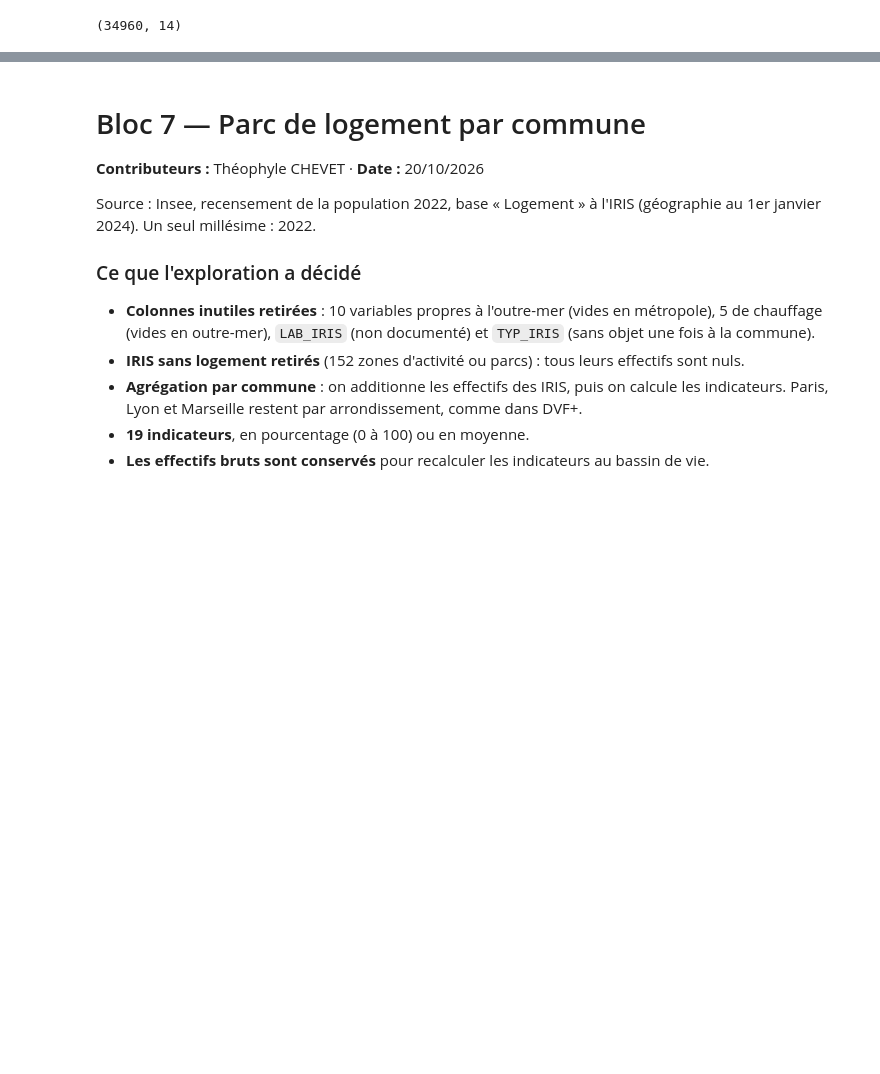
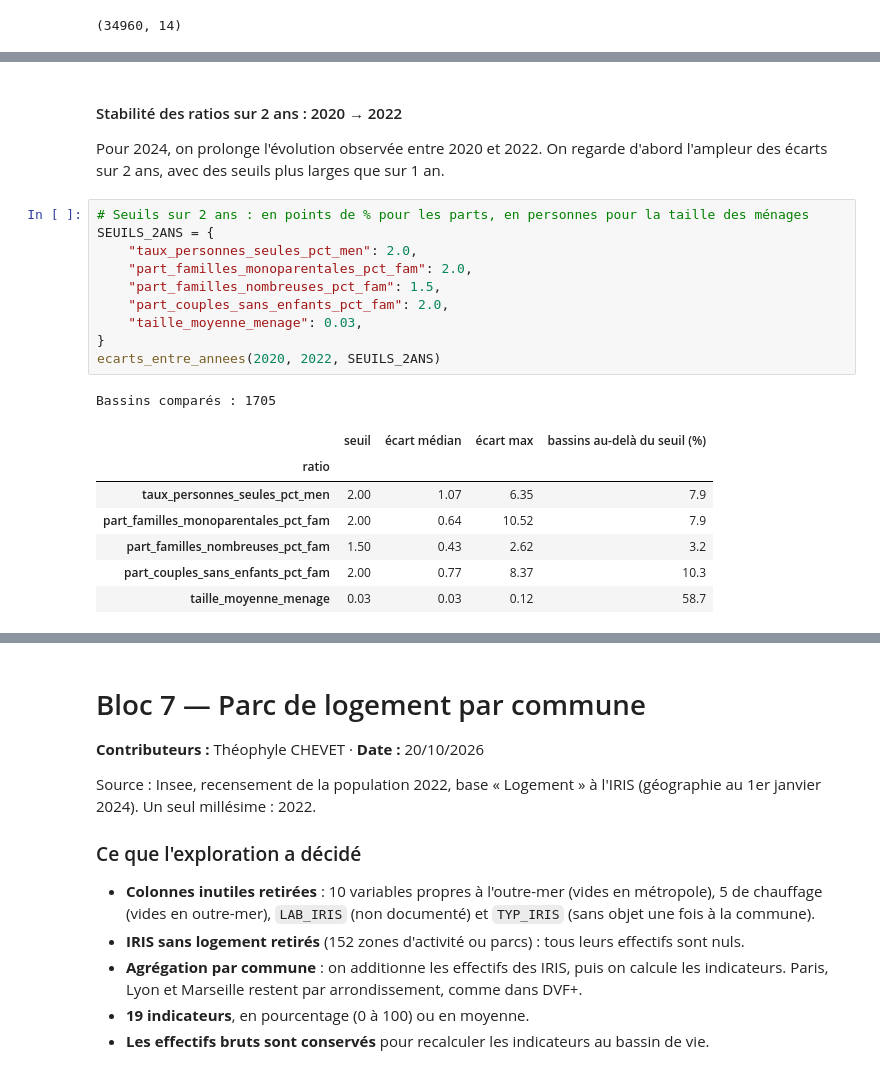
Before and after one commit to cecile-learns/projet_compagnon, a Jupyter notebook: 01_preparation/preparation.ipynb, the cells around one changed output, grey strips where cells are left out. Drawn from its saved outputs; the diff is of its cells as text; blank space fills up the shorter version.

```diff
--- a/01_preparation/preparation.ipynb
+++ b/01_preparation/preparation.ipynb
@@ -1338,0 +1213,23 @@ print(f"Export réussi -> {fichier_final}")
+# %% [markdown]
+#### Stabilité des ratios sur 2 ans : 2020 → 2022
+
+Pour 2024, on prolonge l'évolution observée entre 2020 et 2022. On regarde d'abord l'ampleur des écarts sur 2 ans, avec des seuils plus larges que sur 1 an.
+# %%
+# Seuils sur 2 ans : en points de % pour les parts, en personnes pour la taille des ménages
+SEUILS_2ANS = {
+    "taux_personnes_seules_pct_men": 2.0,
+    "part_familles_monoparentales_pct_fam": 2.0,
+    "part_familles_nombreuses_pct_fam": 1.5,
+    "part_couples_sans_enfants_pct_fam": 2.0,
+    "taille_moyenne_menage": 0.03,
+}
+ecarts_entre_annees(2020, 2022, SEUILS_2ANS)
+# %% [output]
+Bassins comparés : 1705
+|  | seuil | écart médian | écart max | bassins au-delà du seuil (%) |
+| ratio |  |  |  |  |
+| taux_personnes_seules_pct_men | 2.00 | 1.07 | 6.35 | 7.9 |
+| part_familles_monoparentales_pct_fam | 2.00 | 0.64 | 10.52 | 7.9 |
+| part_familles_nombreuses_pct_fam | 1.50 | 0.43 | 2.62 | 3.2 |
+| part_couples_sans_enfants_pct_fam | 2.00 | 0.77 | 8.37 | 10.3 |
+| taille_moyenne_menage | 0.03 | 0.03 | 0.12 | 58.7 |
```
Also changed, not shown: parts of 26 cells of this notebook.
